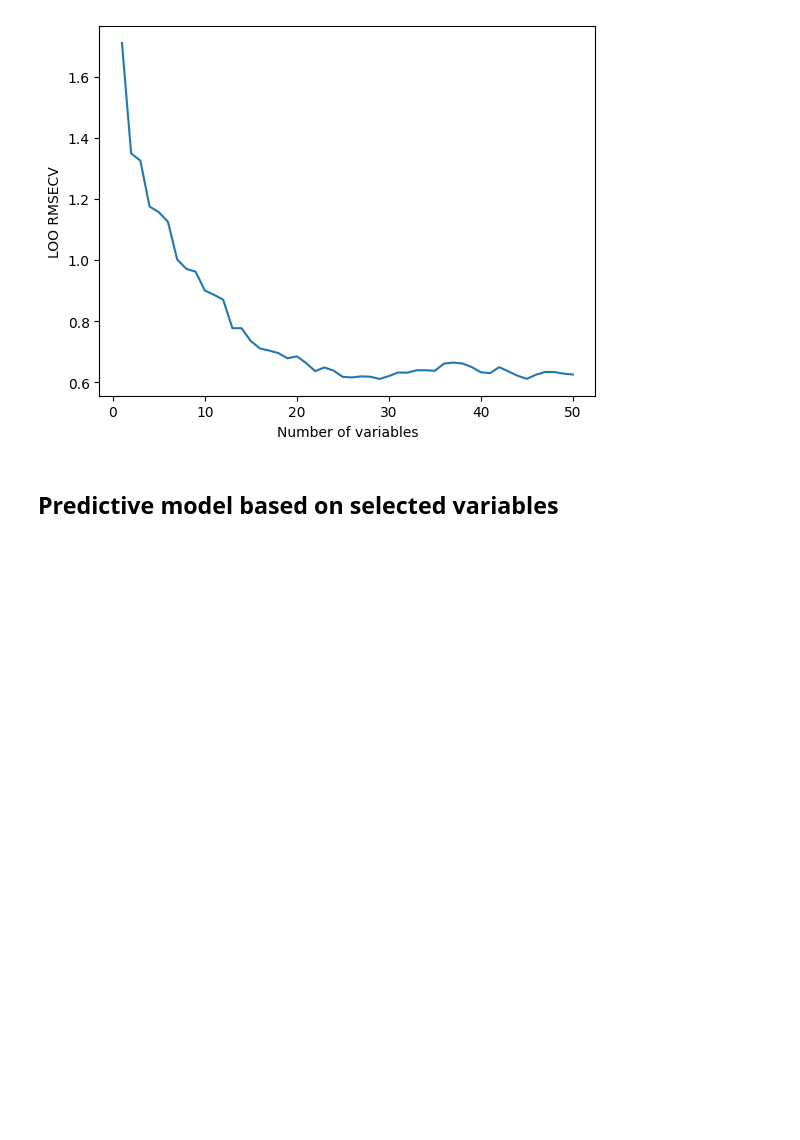
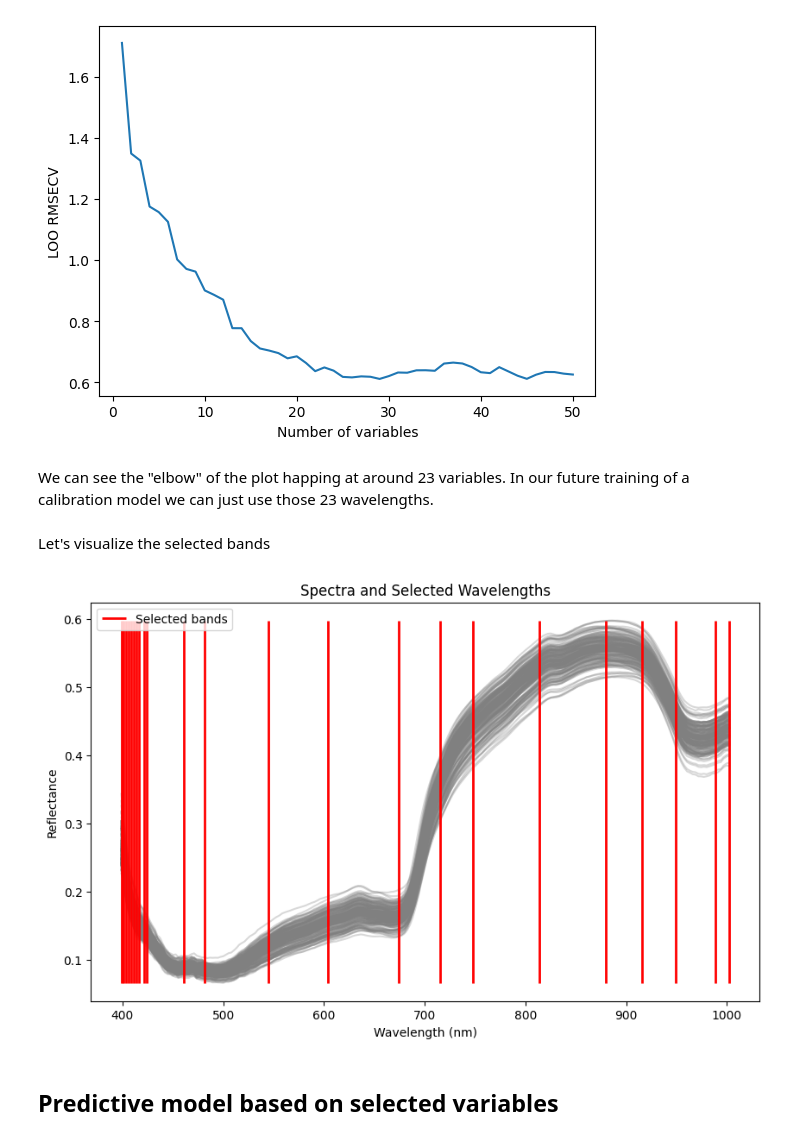
Before and after one commit to LizaGenke/Chemometric-approaches-to-hyperspectral-processing, a Jupyter notebook: variable_selection.ipynb, the cells around one changed output. Cells and saved outputs as stored; diff of their text form; code cells hidden in the pictures; blank space fills up the shorter version.

```diff
--- a/variable_selection.ipynb
+++ b/variable_selection.ipynb
@@ -157,6 +159,21 @@ plt.xlabel("Number of variables")
 plt.show()
 # %% [output]
 [figure]
+# %% [markdown]
+We can see the "elbow" of the plot happing at around 23 variables. In our future training of a calibration model we can just use those 23 wavelengths.
+# %% [markdown]
+Let's visualize the selected bands
+# %%
+plt.figure(figsize=(10, 6))
+plt.plot(wl, kiwi_spectra.T, color='gray', alpha=0.3)
+plt.vlines(wl[vars[:23]], ymin=np.min(kiwi_spectra), ymax=np.max(kiwi_spectra), color='red', label='Selected bands', linewidth=2)
+plt.xlabel("Wavelength (nm)")
+plt.ylabel("Reflectance")
+plt.title("Spectra and Selected Wavelengths")
+plt.legend()
+plt.show()
+# %% [output]
+[figure, added]
 # %% [markdown]
 ## Predictive model based on selected variables
 # %% [markdown]
```
Also changed, not shown: parts of 9 cells of this notebook, 9 other files.
